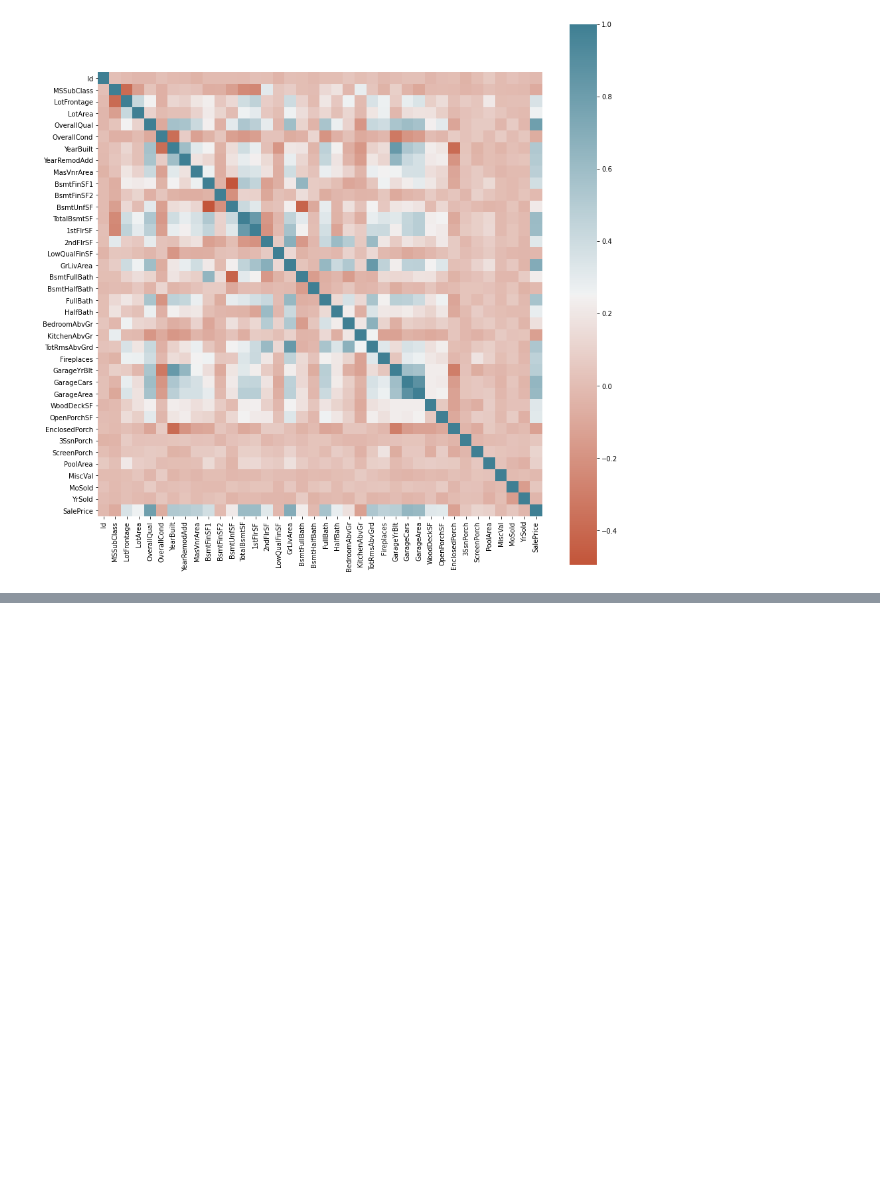
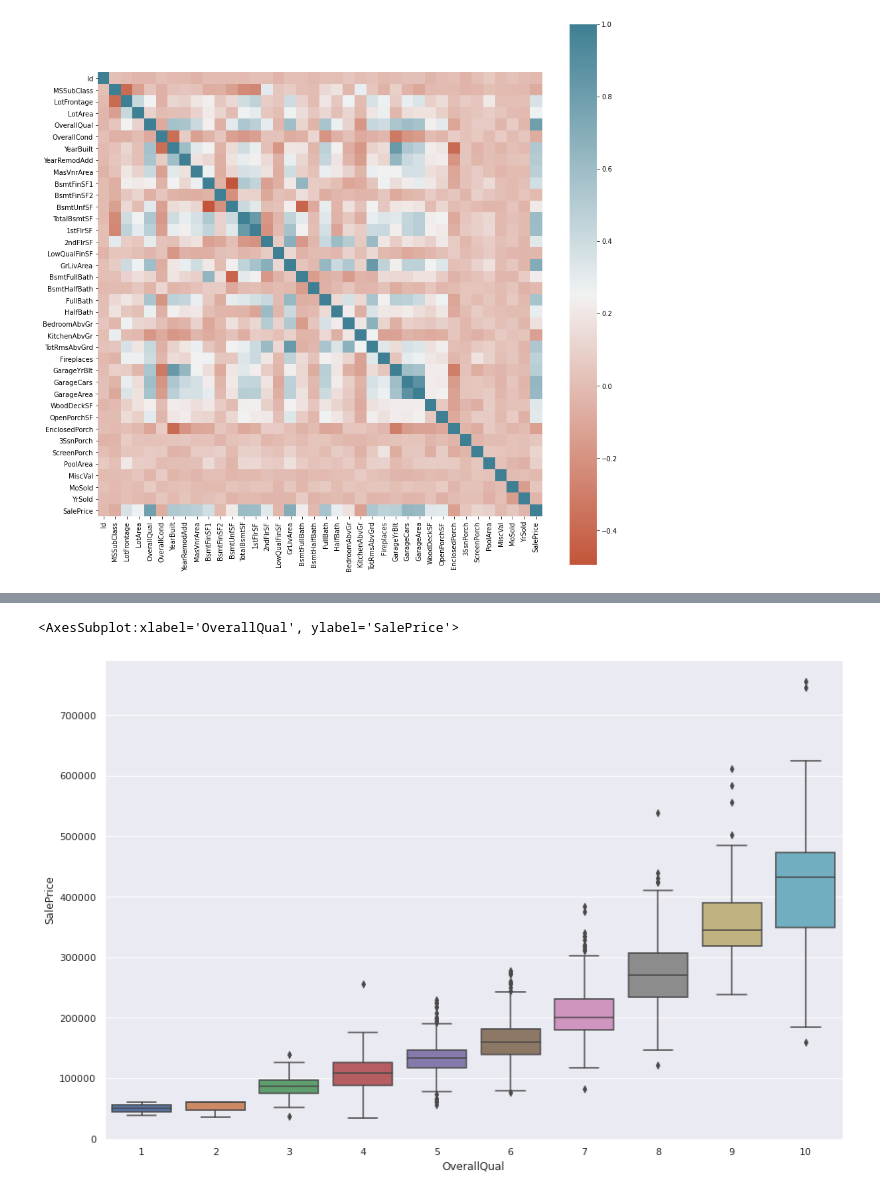
Before and after one commit to notjedi/ml-playground, a Jupyter notebook: housing-prices/housing-prices.ipynb, the cells around one changed output, grey strips where cells are left out. Cells and saved outputs as stored; diff of their text form; code cells hidden in the pictures; blank space fills up the shorter version.

```diff
--- a/housing-prices/housing-prices.ipynb
+++ b/housing-prices/housing-prices.ipynb
@@ -53,0 +63,7 @@ print(data_train['SalePrice'].skew())
+# %%
+# plotting SalePrice vs OverallQual
+sns.set(rc={'figure.figsize': (15, 10)})
+sns.boxplot(x='OverallQual', y='SalePrice', data=data_train)
+# %% [output]
+<AxesSubplot:xlabel='OverallQual', ylabel='SalePrice'>
+[figure, added]
```
Also changed, not shown: parts of 9 cells of this notebook, 1 other file.
